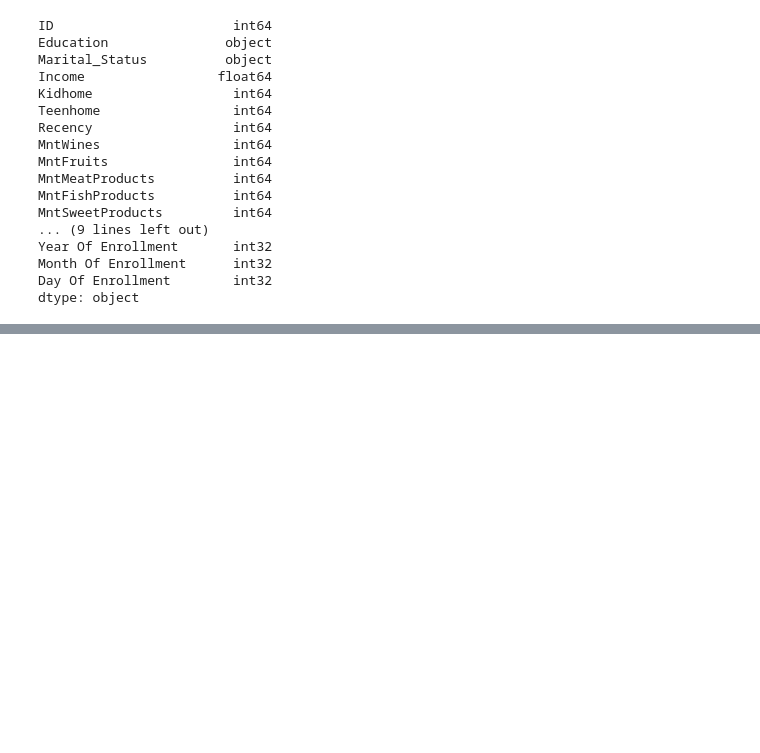
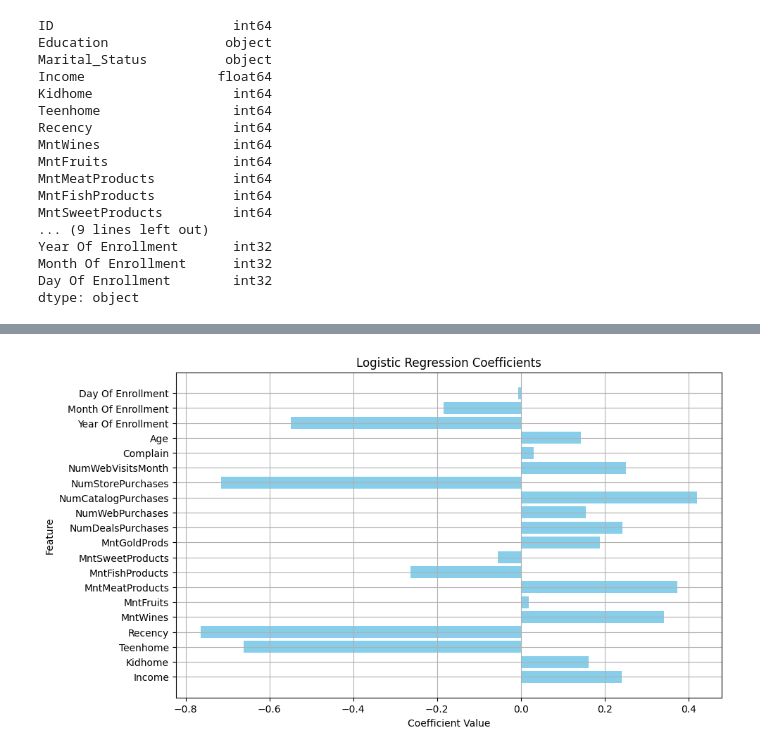
Before and after one commit to Ronan-Daliuag/Determining-Leads, a Jupyter notebook: Padrejuan.ipynb, the cells around one changed output, grey strips where cells are left out. Saved outputs shown, nothing was run; the diff lists cells and outputs as text; code cells hidden in the pictures; blank space fills up the shorter version.

```diff
--- a/Padrejuan.ipynb
+++ b/Padrejuan.ipynb
@@ -410,0 +441,13 @@ AUC: 0.6688
+# %%
+## Feature Importance
+feature_names = X.columns
+plt.figure(figsize=(10, 6))
+plt.barh(np.arange(len(feature_names)), clf.coef_[0], color='skyblue')
+plt.yticks(np.arange(len(feature_names)), feature_names)
+plt.xlabel('Coefficient Value')
+plt.ylabel('Feature')
+plt.title('Logistic Regression Coefficients')
+plt.grid(True)
+plt.show()
+# %% [output]
+[figure, added]
```
Also changed, not shown: parts of 9 cells of this notebook, 1 other file.
